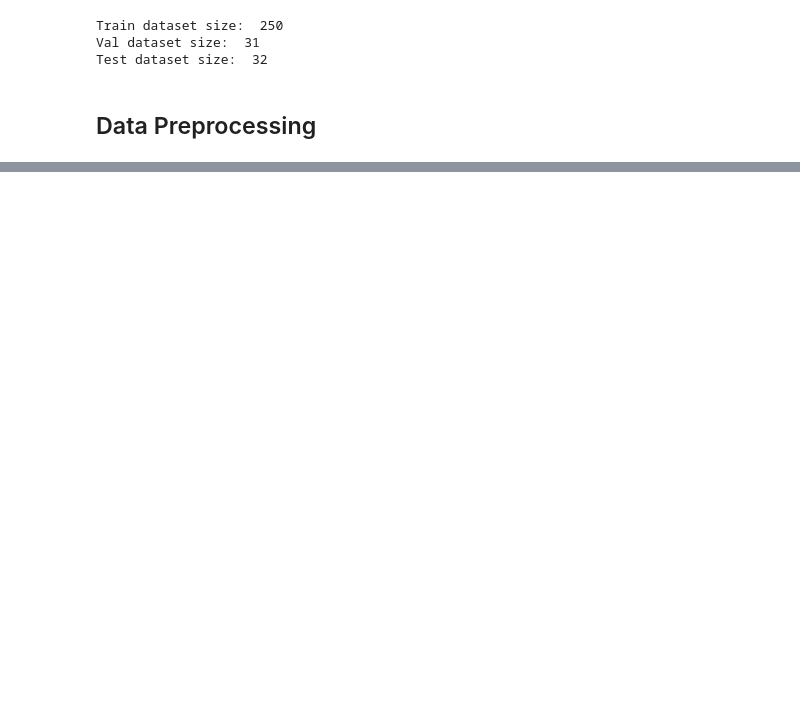
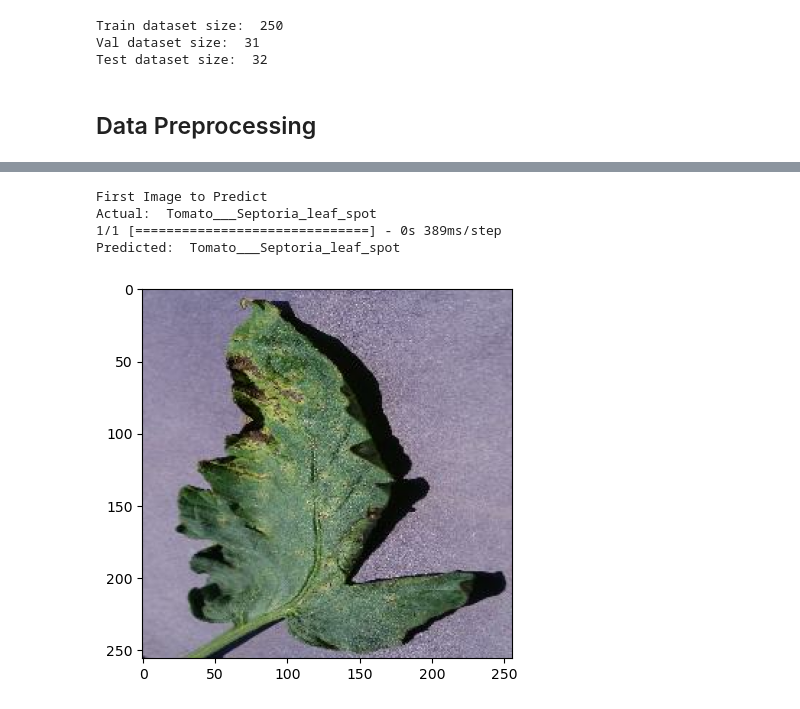
Before and after one commit to Sudhin-star1/Research-Project, a Jupyter notebook: Research/TomatoLeafDiseaseDetection.ipynb, the cells around one changed output, grey strips where cells are left out. Saved outputs shown, nothing was run; the diff lists cells and outputs as text; code cells hidden in the pictures; blank space fills up the shorter version.

```diff
--- a/Research/TomatoLeafDiseaseDetection.ipynb
+++ b/Research/TomatoLeafDiseaseDetection.ipynb
@@ -79,0 +205,17 @@ data_augmentation = tf.keras.Sequential([
+# %%
+for images_batch, labels_batch in test_ds.take(1):
+    first_image = images_batch[0].numpy().astype("uint8")
+    first_label = labels_batch[0]
+
+    print("First Image to Predict")
+    plt.imshow(first_image)
+    print("Actual: ", class_names[labels_batch[0]])
+
+    batch_predictions =  model.predict(images_batch)
+    print("Predicted: ",class_names[np.argmax(batch_predictions[0])])
+# %% [output]
+First Image to Predict
+Actual:  Tomato___Septoria_leaf_spot
+1/1 [==============================] - 0s 389ms/step
+Predicted:  Tomato___Septoria_leaf_spot
+[figure, added]
```
Also changed, not shown: parts of 18 cells of this notebook, 5 other files.
